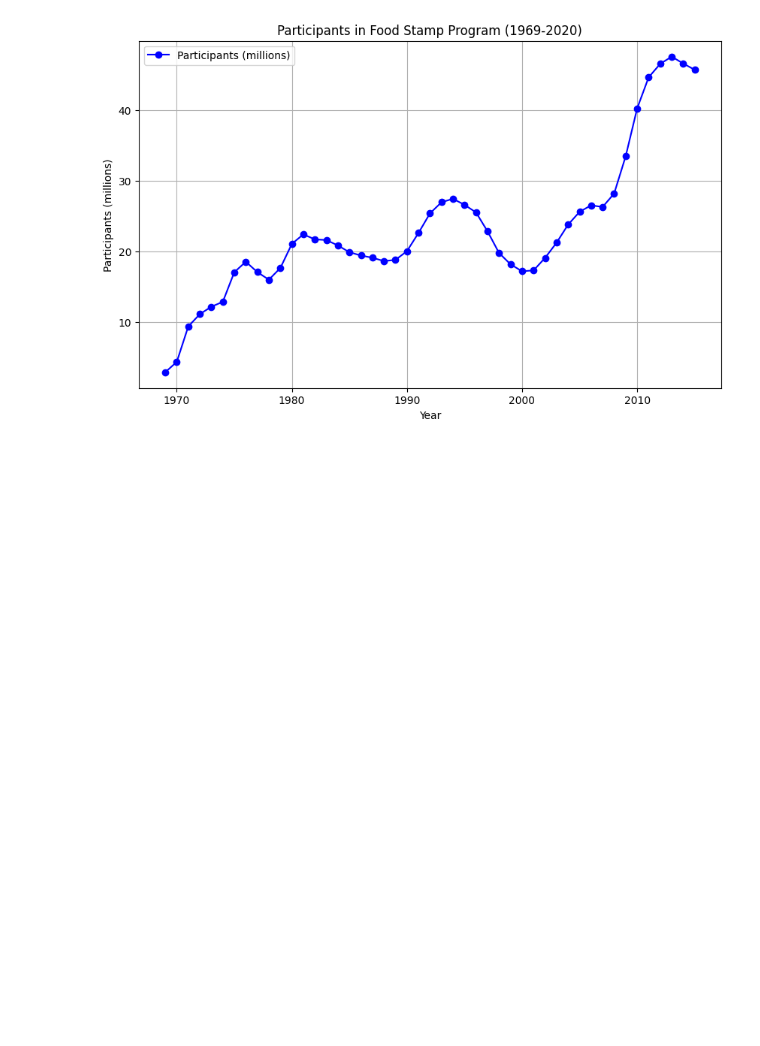
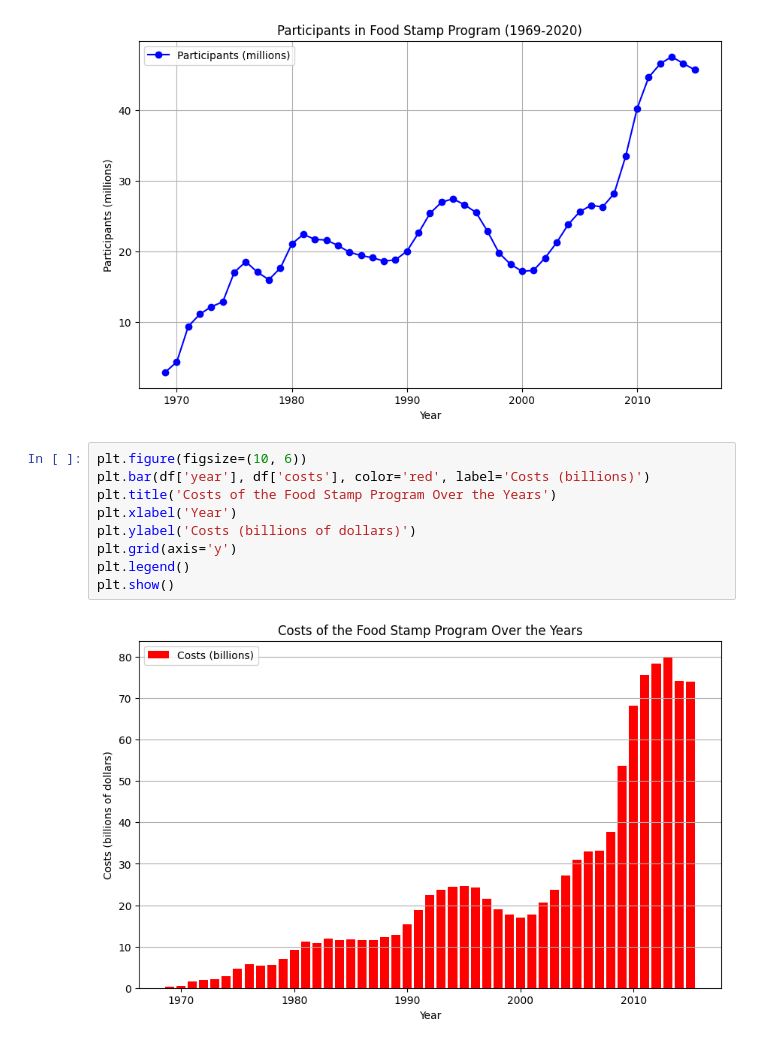
Before and after one commit to Roxaxx/Data110, a Jupyter notebook: Project1.ipynb, the cells around one changed output. Drawn from its saved outputs; the diff is of its cells as text; blank space fills up the shorter version.

```diff
--- a/Project1.ipynb
+++ b/Project1.ipynb
@@ -43,3 +43,14 @@ plt.legend()
 plt.show()
 # %% [output]
 [figure]
+# %%
+plt.figure(figsize=(10, 6))
+plt.bar(df['year'], df['costs'], color='red', label='Costs (billions)')
+plt.title('Costs of the Food Stamp Program Over the Years')
+plt.xlabel('Year')
+plt.ylabel('Costs (billions of dollars)')
+plt.grid(axis='y')
+plt.legend()
+plt.show()
+# %% [output]
+[figure, added]
```
Also changed, not shown: parts of 1 cell of this notebook.
